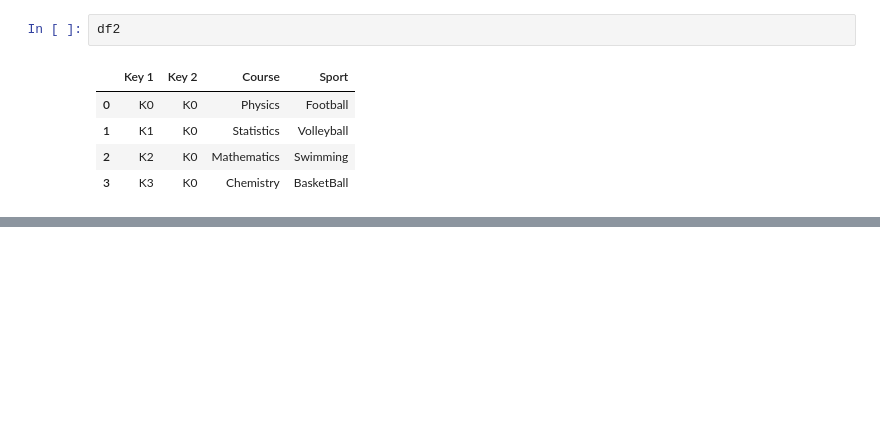
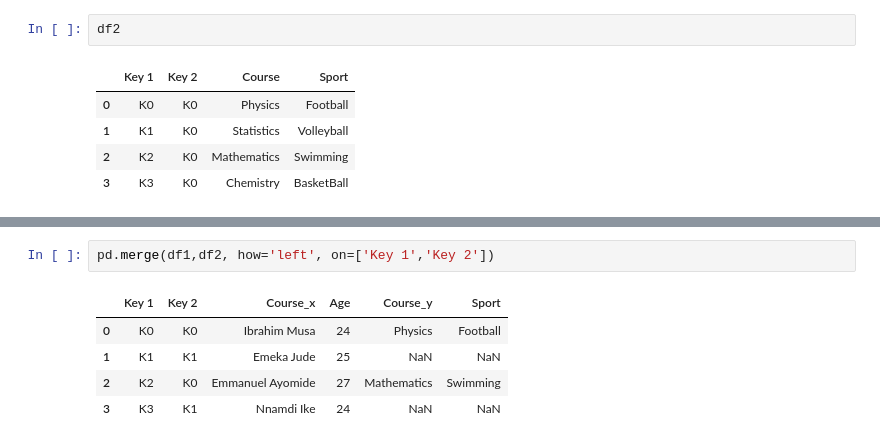
Before and after one commit to OkoroKelvin/Hands_On_Practice_Numpy_Pandas, a Jupyter notebook: Merging_Tables.ipynb, the cells around one changed output, grey strips where cells are left out. Cells and saved outputs as stored; diff of their text form; blank space fills up the shorter version.

```diff
--- a/Merging_Tables.ipynb
+++ b/Merging_Tables.ipynb
@@ -119,0 +156,8 @@ df2
+# %%
+pd.merge(df1,df2, how='left', on=['Key 1','Key 2'])
+# %% [output]
+|  | Key 1 | Key 2 | Course_x | Age | Course_y | Sport |
+| 0 | K0 | K0 | Ibrahim Musa | 24 | Physics | Football |
+| 1 | K1 | K1 | Emeka Jude | 25 | NaN | NaN |
+| 2 | K2 | K0 | Emmanuel Ayomide | 27 | Mathematics | Swimming |
+| 3 | K3 | K1 | Nnamdi Ike | 24 | NaN | NaN |
```
Also changed, not shown: parts of 8 cells of this notebook.
